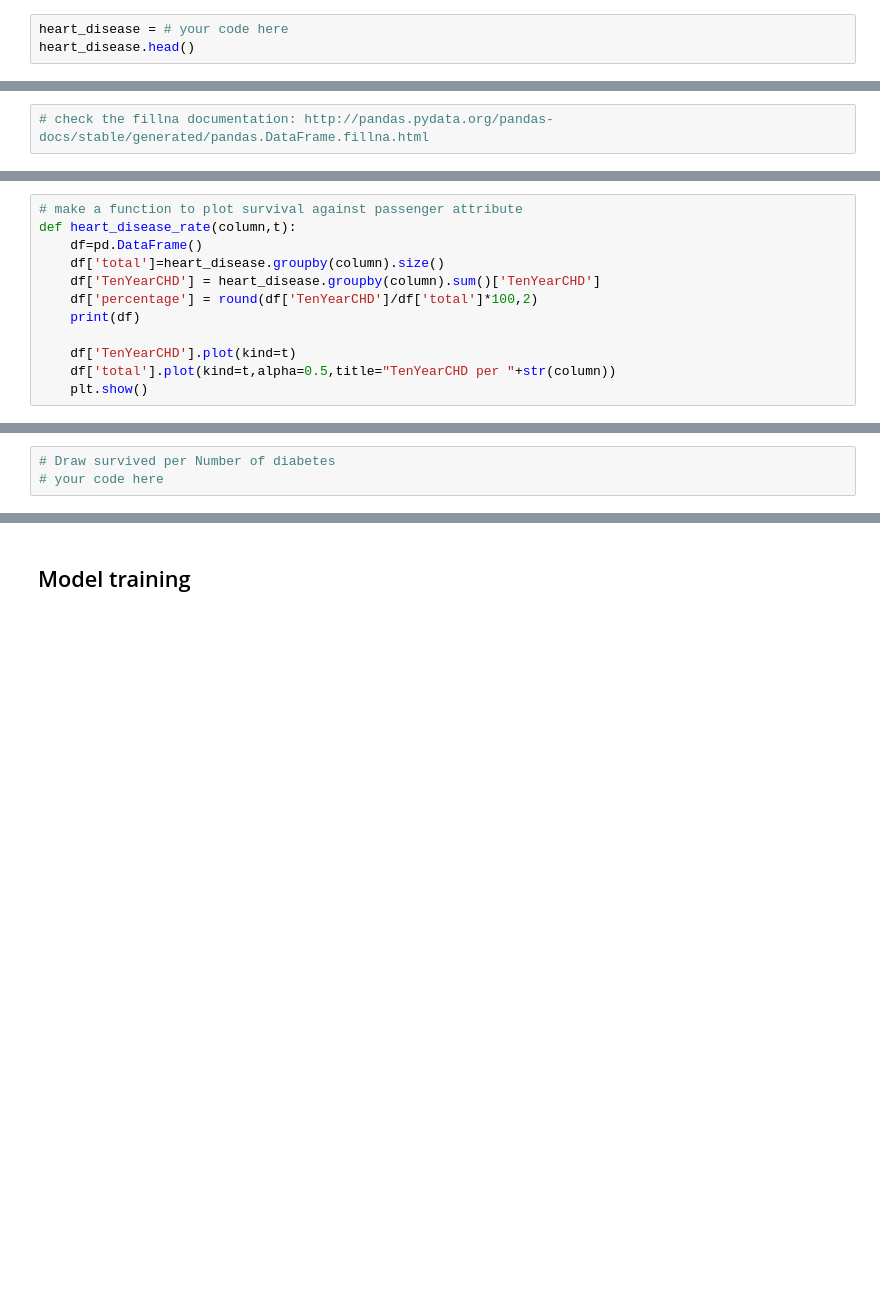
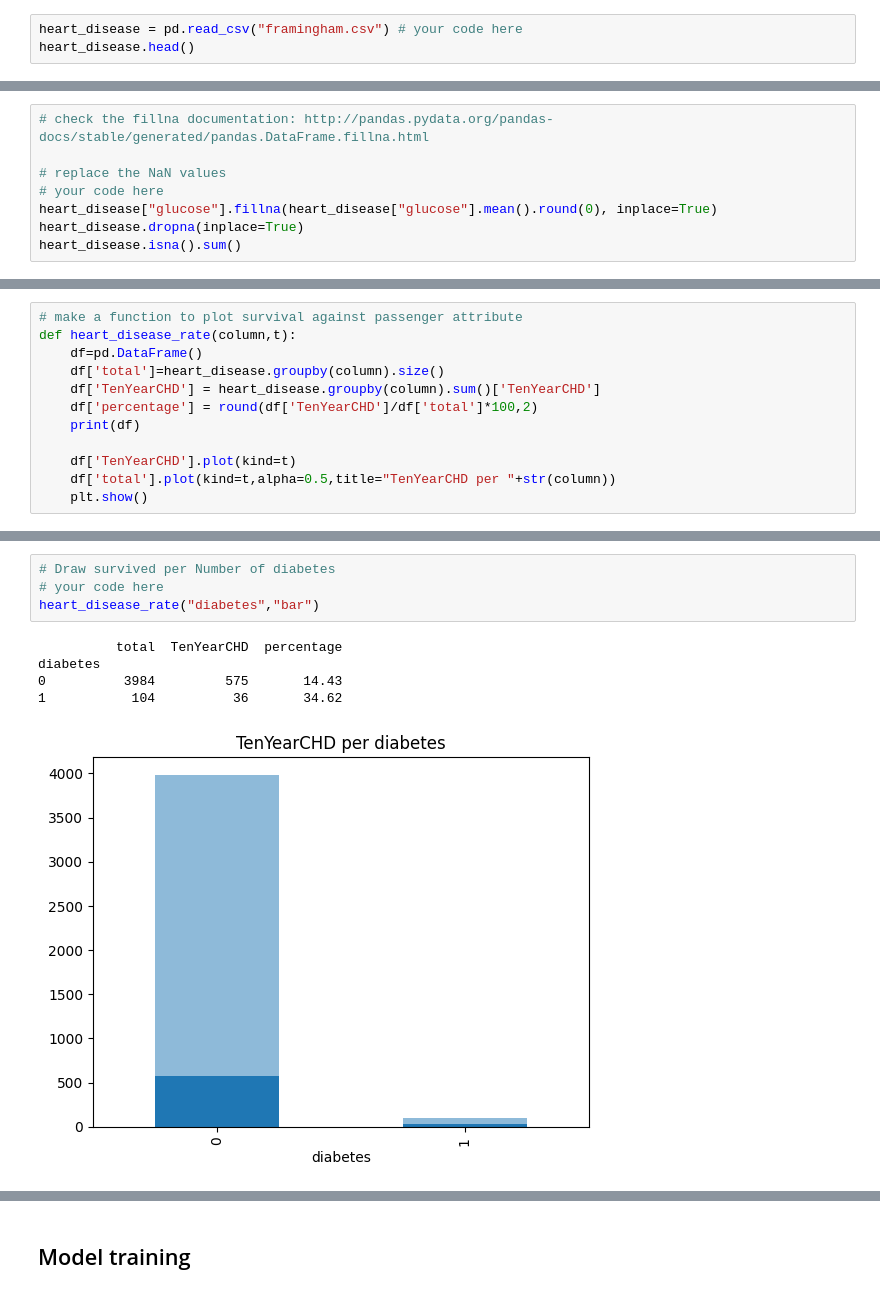
Before and after one commit to AFKBETO/machine-learning, a Jupyter notebook: TP2_regression_logistique/Régression logistic_LSI2.ipynb, the cells around one changed output, grey strips where cells are left out. Saved outputs shown, nothing was run; the diff lists cells and outputs as text; blank space fills up the shorter version.

```diff
--- a/TP2_regression_logistique/Régression logistic_LSI2.ipynb
+++ b/TP2_regression_logistique/Régression logistic_LSI2.ipynb
@@ -29,3 +32,3 @@ In this Lab, we ask you to apply the Logistic Regression to predict heart diseas
 # %%
-heart_disease = # your code here
+heart_disease = pd.read_csv("framingham.csv") # your code here
 heart_disease.head()
@@ -40,3 +88,9 @@ Looks like there are some Nan values, let's see how many for each column
 Replace the Nan values
 # %%
 # check the fillna documentation: http://pandas.pydata.org/pandas-docs/stable/generated/pandas.DataFrame.fillna.html
+
+# replace the NaN values
+# your code here
+heart_disease["glucose"].fillna(heart_disease["glucose"].mean().round(0), inplace=True)
+heart_disease.dropna(inplace=True)
+heart_disease.isna().sum()
@@ -71,6 +177,13 @@ heart_disease_rate("currentSmoker","bar")
 # %%
 # Draw survived per Number of diabetes
 # your code here
+heart_disease_rate("diabetes","bar")
+# %% [output]
+          total  TenYearCHD  percentage
+diabetes
+0          3984         575       14.43
+1           104          36       34.62
+[figure, added]
 # %%
 # Draw survived per Number of hypertensive
 # your code here
```
Also changed, not shown: parts of 21 cells of this notebook.
